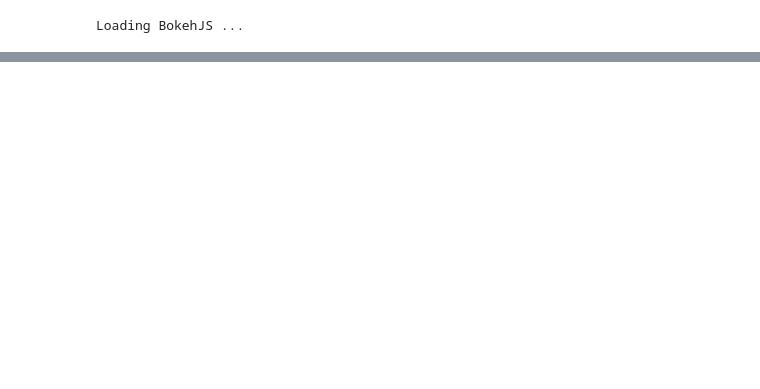
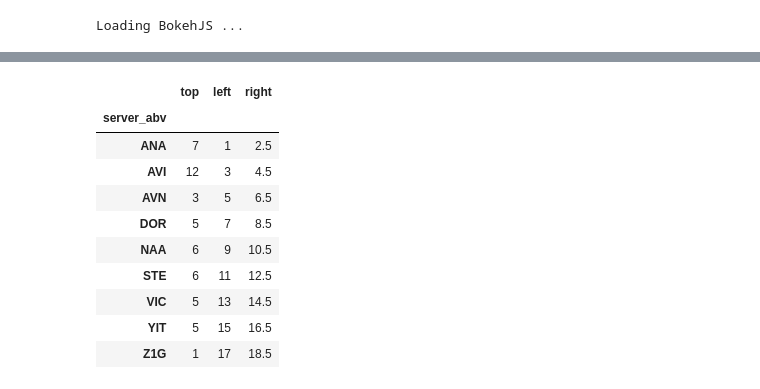
Before and after one commit to barntrosna/bokeh-project, a Jupyter notebook: calls_notebook.ipynb, the cells around one changed output, grey strips where cells are left out. Saved outputs shown, nothing was run; the diff lists cells and outputs as text; code cells hidden in the pictures; blank space fills up the shorter version.

```diff
--- a/calls_notebook.ipynb
+++ b/calls_notebook.ipynb
@@ -139,0 +113,27 @@ bar = Bar(q50, 'server_abv',
+# %%
+# get only served calls
+qser = q[q['ser'] == 1]
+# get last 50 served
+q50 = qser.tail(50)
+#q50
+# %%
+
+
+q50_agents = pd.DataFrame(q50.groupby('server_abv').size().rename('top'))
+length = q50_agents.index.size
+q50_agents['left'] = range(1, length * 2, 2)
+q50_agents['right'] = q50_agents['left'] + 1.5
+#q50_agents['firstlast'] = q50_agents['server_abv']
+q50_agents
+# %% [output]
+|  | top | left | right |
+| server_abv |  |  |  |
+| ANA | 7 | 1 | 2.5 |
+| AVI | 12 | 3 | 4.5 |
+| AVN | 3 | 5 | 6.5 |
+| DOR | 5 | 7 | 8.5 |
+| NAA | 6 | 9 | 10.5 |
+| STE | 6 | 11 | 12.5 |
+| VIC | 5 | 13 | 14.5 |
+| YIT | 5 | 15 | 16.5 |
+| Z1G | 1 | 17 | 18.5 |
```
Also changed, not shown: parts of 11 cells of this notebook.
